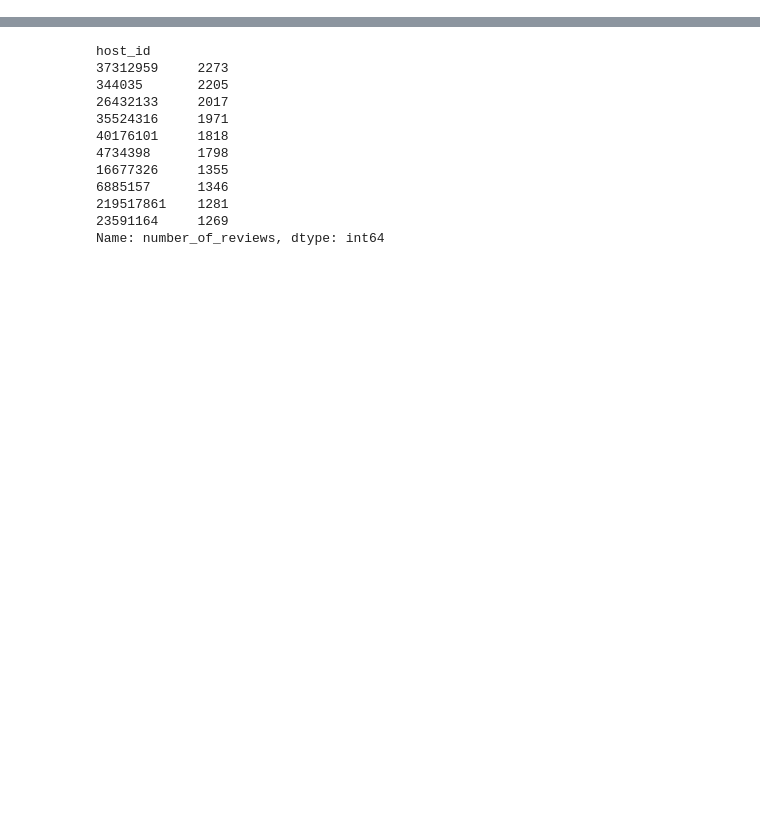
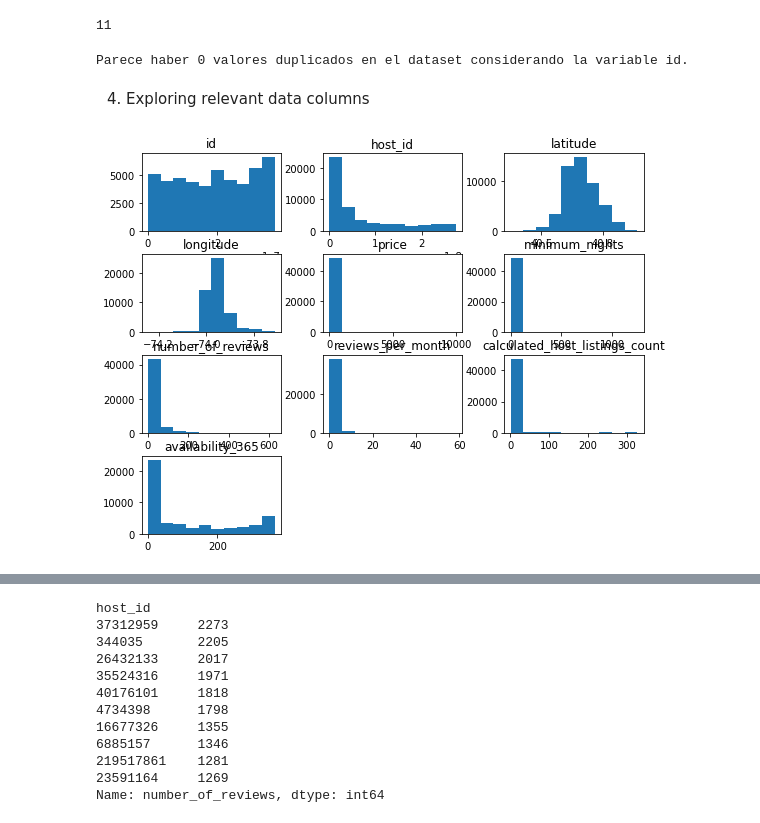
Before and after one commit to easyundercover/data-preprocessing-project, a Jupyter notebook: src/explore.ipynb, the cells around one changed output, grey strips where cells are left out. Cells and saved outputs as stored; diff of their text form; code cells hidden in the pictures; blank space fills up the shorter version.

```diff
--- a/src/explore.ipynb
+++ b/src/explore.ipynb
@@ -60,0 +67,6 @@ df['host_id'].nunique()
+# %%
+#Transformamos datatypes
+for col in ['neighbourhood', 'neighbourhood_group', 'room_type', 'host_id']:
+    df[col] = df[col].astype('category')
+
+df['last_review'] = pd.to_datetime(df['last_review'], format="%Y/%m/%d")
@@ -60,0 +95,12 @@ df['host_id'].nunique()
+# %%
+len(df[df['price'] == 0])
+# %% [output]
+11
+# %%
+df = df[df['price'] != 0]
+#Como hay solo 11 observaciones de 'precio' con valor 0, las eliminamos:
+# %%
+df_duplicates = df['id'].duplicated().sum()
+print(f'Parece haber {df_duplicates} valores duplicados en el dataset considerando la variable id.')
+# %% [output]
+Parece haber 0 valores duplicados en el dataset considerando la variable id.
@@ -60,0 +109,7 @@ df['host_id'].nunique()
+# %% [markdown]
+4. Exploring relevant data columns
+# %%
+df.hist(bins=10,figsize=(9,7),grid=False)
+plt.show()
+# %% [output]
+[figure, added]
```
Also changed, not shown: parts of 36 cells of this notebook.
